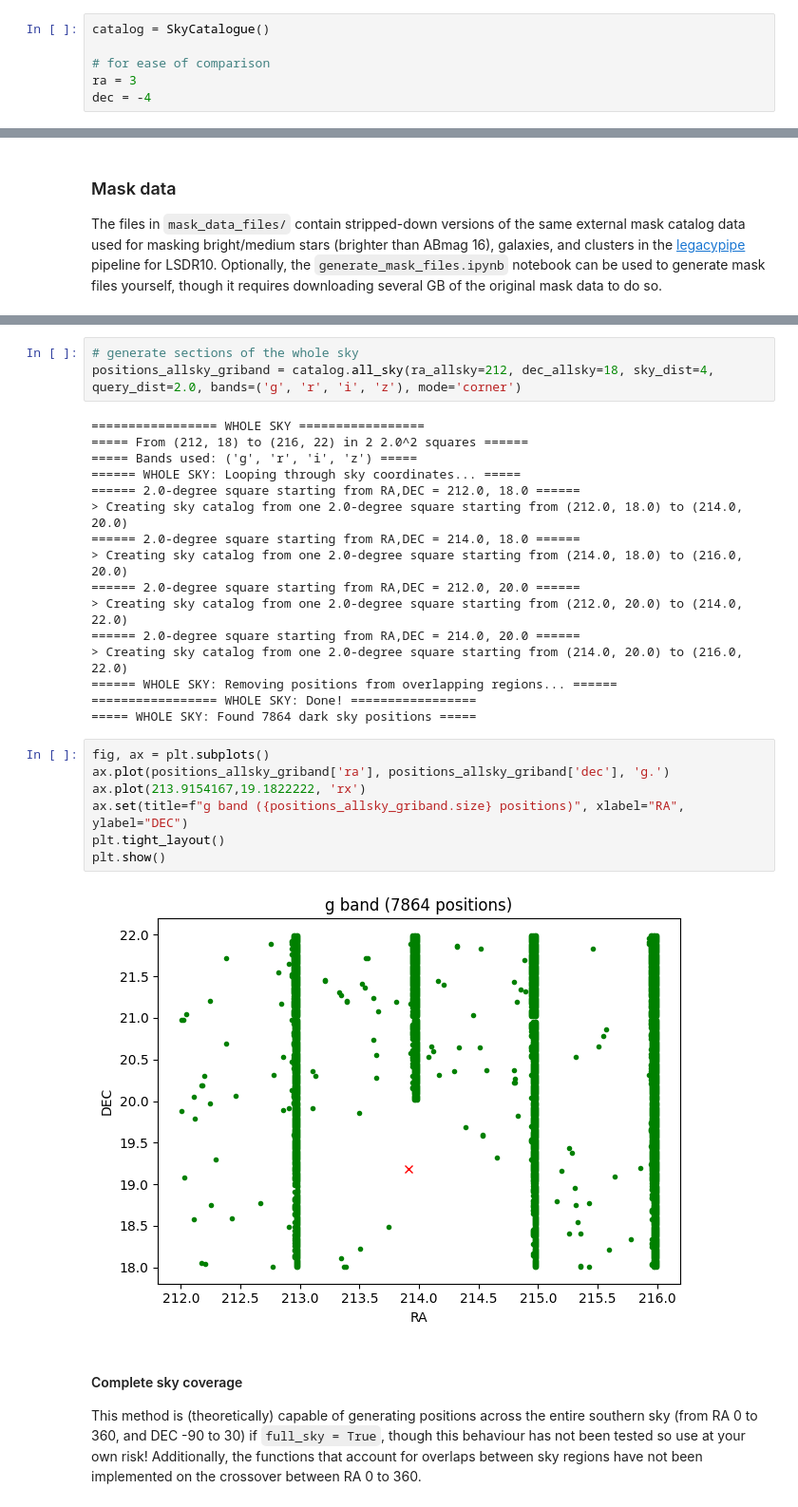
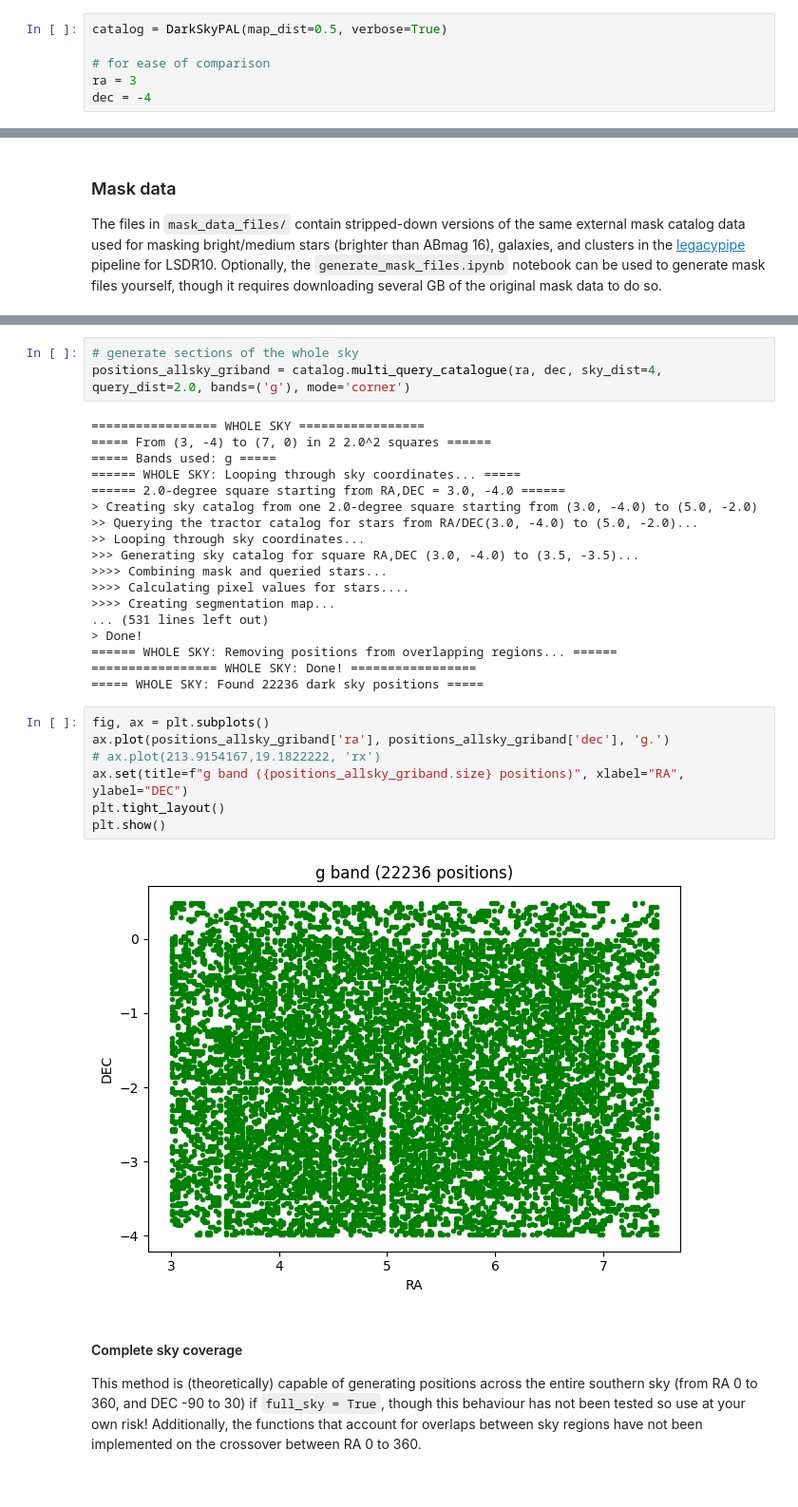
Before and after one commit to cyb0rb/WiFeS_Catalog, a Jupyter notebook: generating_catalogs.ipynb, the cells around one changed output, grey strips where cells are left out. Shown at 95% size. Cells and saved outputs as stored; diff of their text form.

Commit message:
Rename class to DarkSkyPAL and add more documentation

```diff
--- a/generating_catalogs.ipynb
+++ b/generating_catalogs.ipynb
@@ -39,7 +44,7 @@ First, initialize the object with arguments to describe the properties of the re
 
 This initialization often takes over a minute due to the size of the KDTree object needed for fast distance calculations later on.
 # %%
-catalog = SkyCatalogue()
+catalog = DarkSkyPAL(map_dist=0.5, verbose=True)
 
 # for ease of comparison
 ra = 3
@@ -140,32 +154,34 @@ The `all_sky()` method is recommended for large areas of the sky. Similar to how
 Large query distances are not recommended, and behavior at the boundaries of RA 0 and 360 / DEC -90 and 30 have not been tested in `centre` mode.
 # %%
 # generate sections of the whole sky
-positions_allsky_griband = catalog.all_sky(ra_allsky=212, dec_allsky=18, sky_dist=4, query_dist=2.0, bands=('g', 'r', 'i', 'z'), mode='corner')
+positions_allsky_griband = catalog.multi_query_catalogue(ra, dec, sky_dist=4, query_dist=2.0, bands=('g'), mode='corner')
 # %% [output]
 ================= WHOLE SKY =================
-===== From (212, 18) to (216, 22) in 2 2.0^2 squares ======
-===== Bands used: ('g', 'r', 'i', 'z') =====
+===== From (3, -4) to (7, 0) in 2 2.0^2 squares ======
+===== Bands used: g =====
 ====== WHOLE SKY: Looping through sky coordinates... =====
-====== 2.0-degree square starting from RA,DEC = 212.0, 18.0 ======
-> Creating sky catalog from one 2.0-degree square starting from (212.0, 18.0) to (214.0, 20.0)
-====== 2.0-degree square starting from RA,DEC = 214.0, 18.0 ======
-> Creating sky catalog from one 2.0-degree square starting from (214.0, 18.0) to (216.0, 20.0)
-====== 2.0-degree square starting from RA,DEC = 212.0, 20.0 ======
-> Creating sky catalog from one 2.0-degree square starting from (212.0, 20.0) to (214.0, 22.0)
-====== 2.0-degree square starting from RA,DEC = 214.0, 20.0 ======
-> Creating sky catalog from one 2.0-degree square starting from (214.0, 20.0) to (216.0, 22.0)
+====== 2.0-degree square starting from RA,DEC = 3.0, -4.0 ======
+> Creating sky catalog from one 2.0-degree square starting from (3.0, -4.0) to (5.0, -2.0)
+>> Querying the tractor catalog for stars from RA/DEC(3.0, -4.0) to (5.0, -2.0)...
+>> Looping through sky coordinates...
+>>> Generating sky catalog for square RA,DEC (3.0, -4.0) to (3.5, -3.5)...
+>>>> Combining mask and queried stars...
+>>>> Calculating pixel values for stars....
+>>>> Creating segmentation map...
+... (531 lines left out)
+> Done!
 ====== WHOLE SKY: Removing positions from overlapping regions... ======
 ================= WHOLE SKY: Done! =================
-===== WHOLE SKY: Found 7864 dark sky positions =====
+===== WHOLE SKY: Found 22236 dark sky positions =====
 # %%
 fig, ax = plt.subplots()
 ax.plot(positions_allsky_griband['ra'], positions_allsky_griband['dec'], 'g.')
-ax.plot(213.9154167,19.1822222, 'rx')
+# ax.plot(213.9154167,19.1822222, 'rx')
 ax.set(title=f"g band ({positions_allsky_griband.size} positions)", xlabel="RA", ylabel="DEC")
 plt.tight_layout()
 plt.show()
 # %% [output]
-[figure, old version]
+[figure, new version]
 # %% [markdown]
 #### Complete sky coverage
 This method is (theoretically) capable of generating positions across the entire southern sky (from RA 0 to 360, and DEC -90 to 30) if `full_sky = True`, though this behaviour has not been tested so use at your own risk! Additionally, the functions that account for overlaps between sky regions have not been implemented on the crossover between RA 0 to 360.
```
Also changed, not shown: parts of 29 cells of this notebook, 1 other file.
